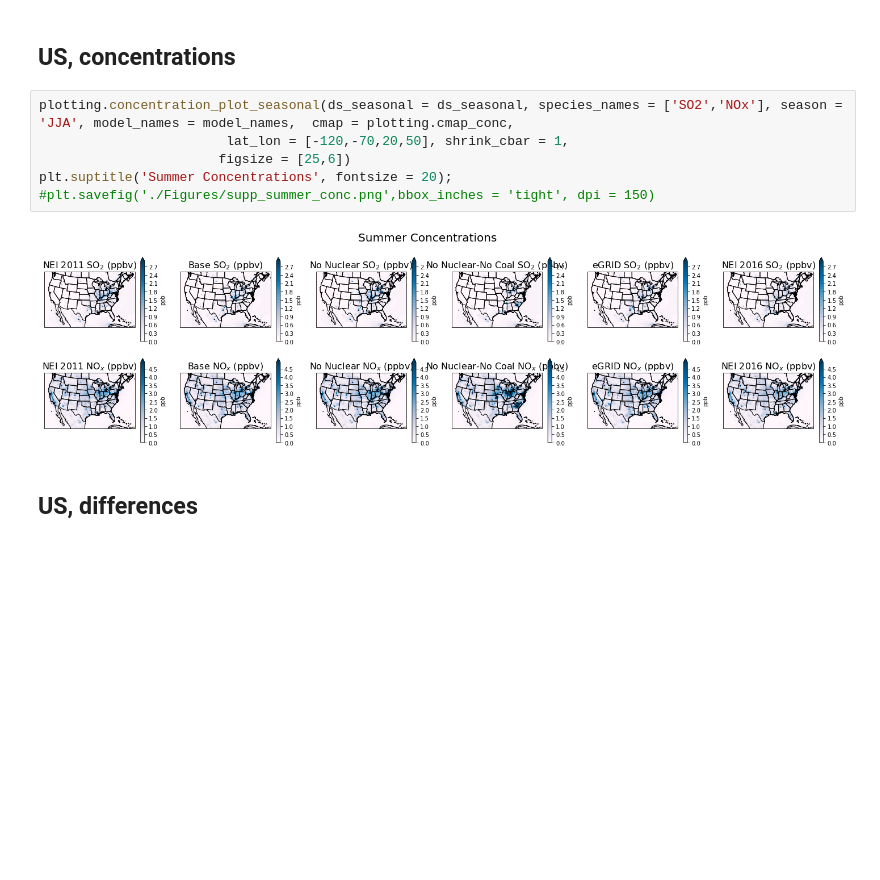
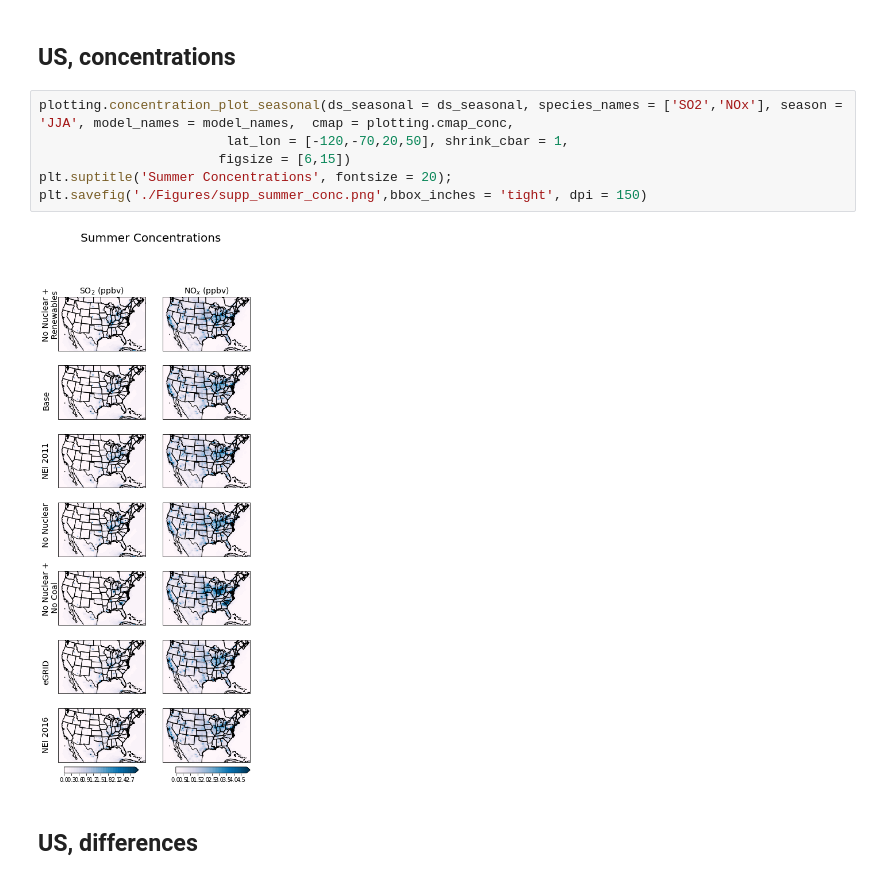
Before and after one commit to lfreese/us-ego, a Jupyter notebook: ego_nonuclear_project/6_NOx_SO2_comparison.ipynb, the cells around one changed output. Drawn from its saved outputs; the diff is of its cells as text; blank space fills up the shorter version.

```diff
--- a/ego_nonuclear_project/6_NOx_SO2_comparison.ipynb
+++ b/ego_nonuclear_project/6_NOx_SO2_comparison.ipynb
@@ -46,11 +46,11 @@ model_names = ds['model_name'].values
 # %%
 plotting.concentration_plot_seasonal(ds_seasonal = ds_seasonal, species_names = ['SO2','NOx'], season = 'JJA', model_names = model_names,  cmap = plotting.cmap_conc,
                         lat_lon = [-120,-70,20,50], shrink_cbar = 1,
-                       figsize = [25,6])
+                       figsize = [6,15])
 plt.suptitle('Summer Concentrations', fontsize = 20);
-#plt.savefig('./Figures/supp_summer_conc.png',bbox_inches = 'tight', dpi = 150)
+plt.savefig('./Figures/supp_summer_conc.png',bbox_inches = 'tight', dpi = 150)
 # %% [output]
-[figure, old version]
+[figure, new version]
 # %% [markdown]
 ## US, differences
 # %%
```
Also changed, not shown: parts of 3 cells of this notebook, 36 other files.
